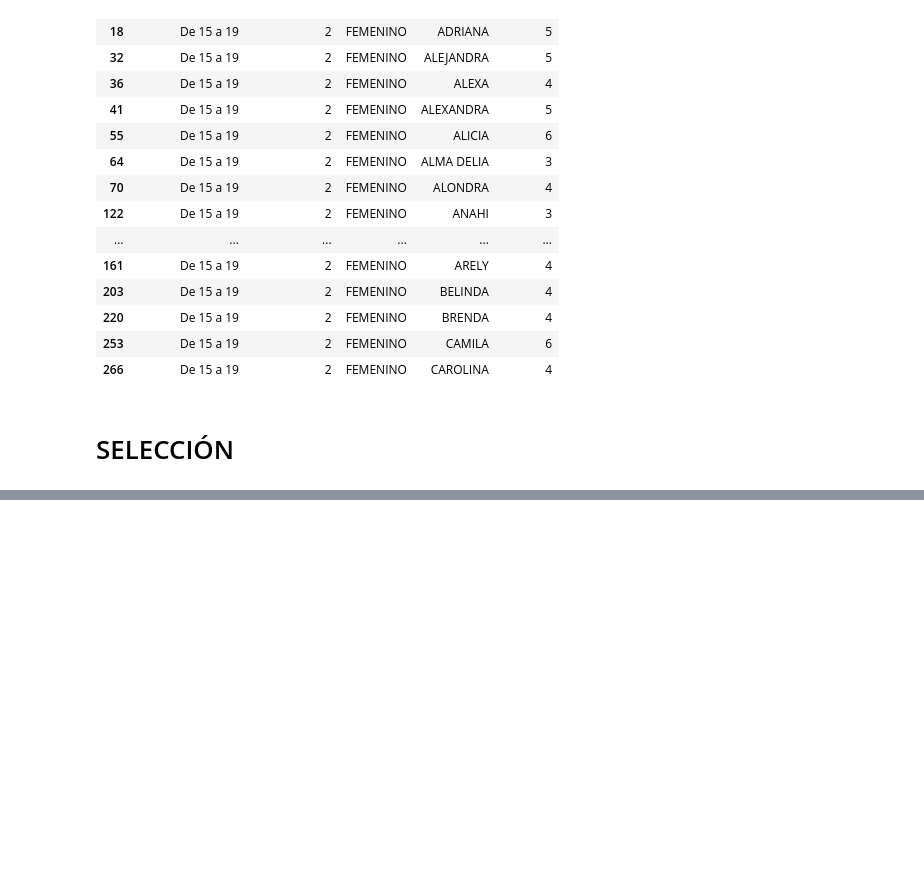
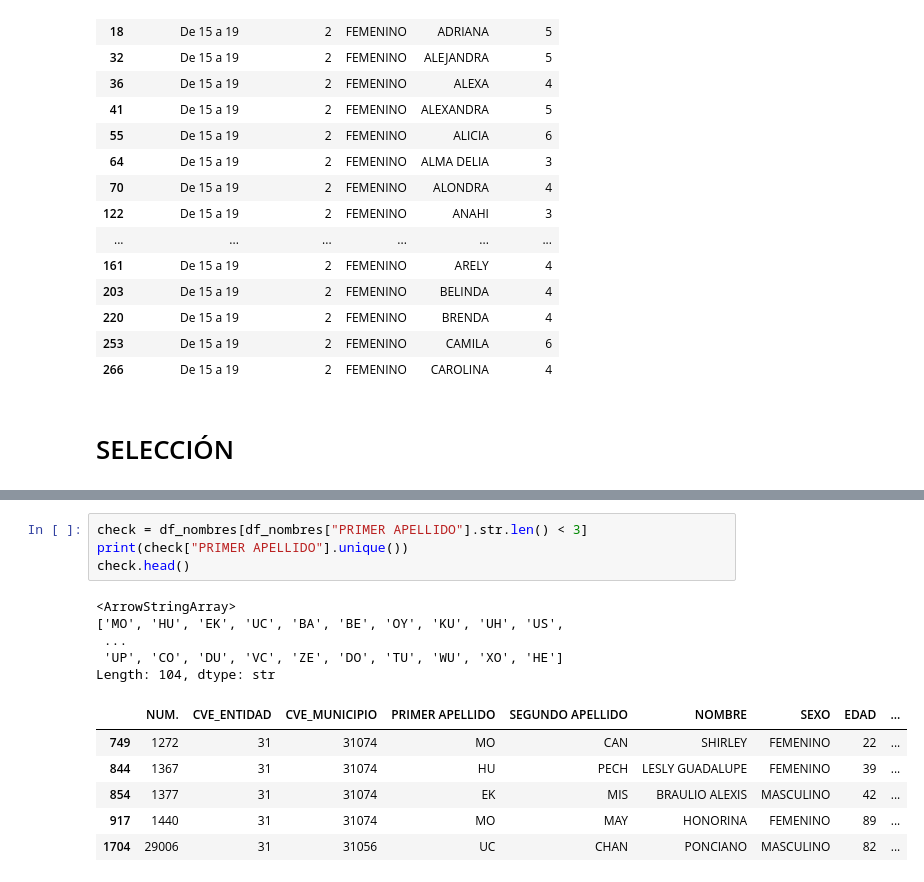
Before and after one commit to Daegas/datos_semisinteticos, a Jupyter notebook: notebooks/nombres.ipynb, the cells around one changed output, grey strips where cells are left out. Drawn from its saved outputs; the diff is of its cells as text; blank space fills up the shorter version.

```diff
--- a/notebooks/nombres.ipynb
+++ b/notebooks/nombres.ipynb
@@ -295,0 +346,16 @@ Nombre masculino: EDWIN DANIEL
+# %%
+check = df_nombres[df_nombres["PRIMER APELLIDO"].str.len() < 3]
+print(check["PRIMER APELLIDO"].unique())
+check.head()
+# %% [output]
+<ArrowStringArray>
+['MO', 'HU', 'EK', 'UC', 'BA', 'BE', 'OY', 'KU', 'UH', 'US',
+ ...
+ 'UP', 'CO', 'DU', 'VC', 'ZE', 'DO', 'TU', 'WU', 'XO', 'HE']
+Length: 104, dtype: str
+|  | NUM. | CVE_ENTIDAD | CVE_MUNICIPIO | PRIMER APELLIDO | SEGUNDO APELLIDO | NOMBRE | SEXO | EDAD | ... |
+| 749 | 1272 | 31 | 31074 | MO | CAN | SHIRLEY | FEMENINO | 22 | ... |
+| 844 | 1367 | 31 | 31074 | HU | PECH | LESLY GUADALUPE | FEMENINO | 39 | ... |
+| 854 | 1377 | 31 | 31074 | EK | MIS | BRAULIO ALEXIS | MASCULINO | 42 | ... |
+| 917 | 1440 | 31 | 31074 | MO | MAY | HONORINA | FEMENINO | 89 | ... |
+| 1704 | 29006 | 31 | 31056 | UC | CHAN | PONCIANO | MASCULINO | 82 | ... |
```
Also changed, not shown: parts of 7 cells of this notebook, 9 other files.
